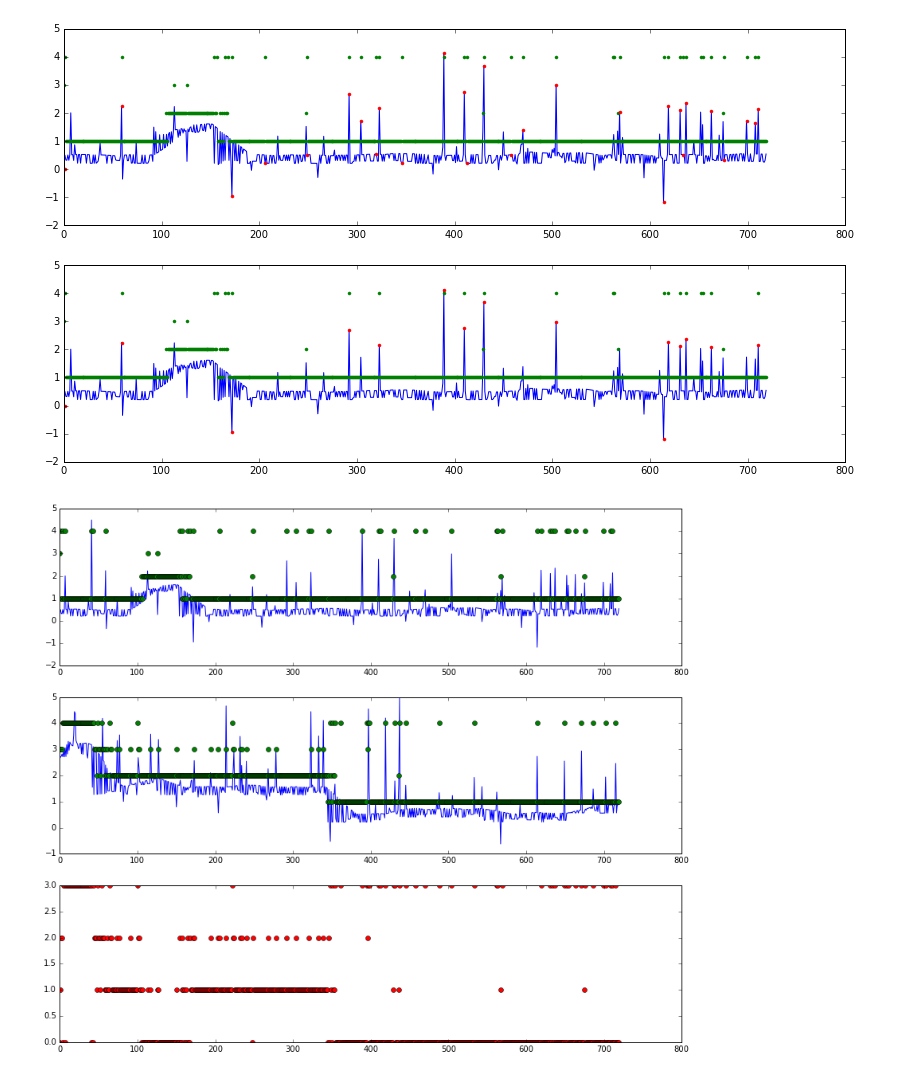
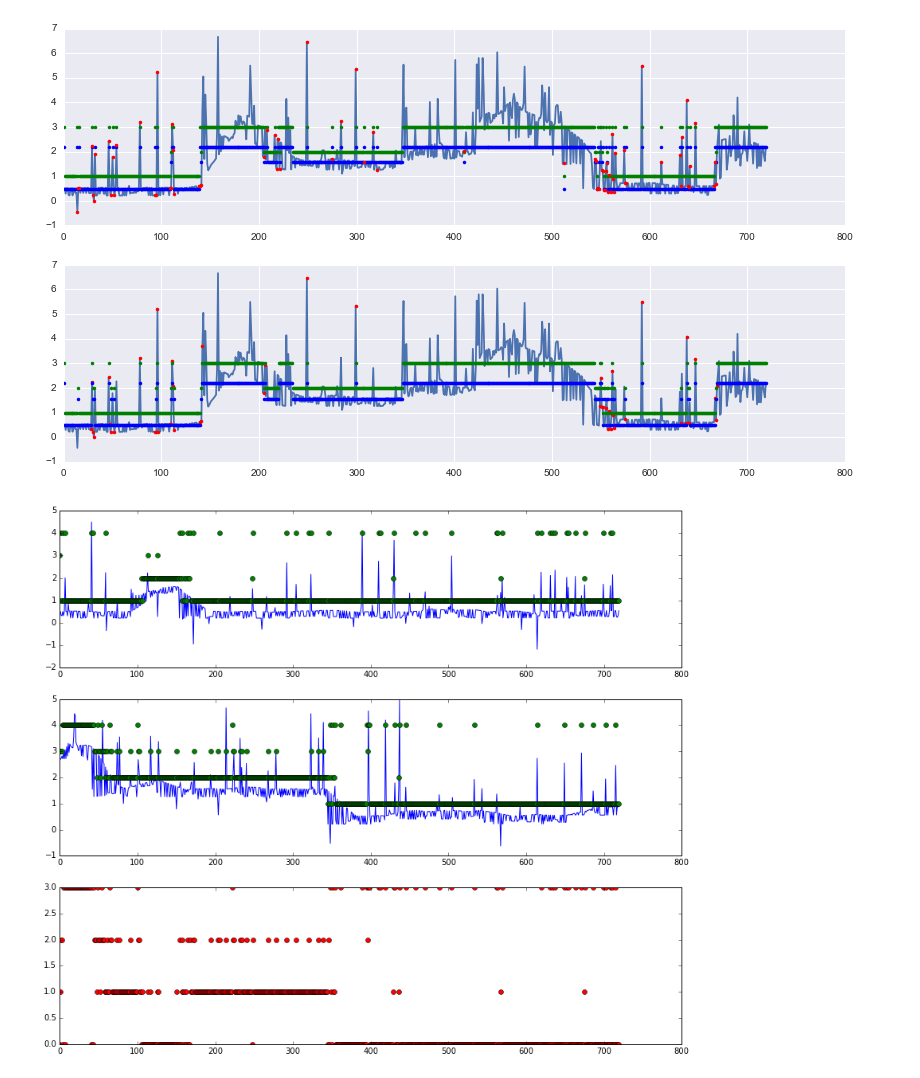
Before and after one commit to jarrodhaas/318, a Jupyter notebook: analysis1.0.ipynb, the cells around one changed output. Cells and saved outputs as stored; diff of their text form; code cells hidden in the pictures.

Commit message:
added Lowess for PASD

```diff
--- a/analysis1.0.ipynb
+++ b/analysis1.0.ipynb
@@ -251,14 +267,14 @@ def cleanSeq(testw, ts, K, tstate, tobs):
     for i in range(w, ts.shape[0]):
 
         # is it anomalous?
-        state_dist = np.mean(abs(float(ts[i]) - ts[i-w:i+w+1]))
+        state_dist = np.mean(abs(ts[i] - np.concatenate((ts[i-w:i], ts[i+1:i+w+1]))))
 
 
         if (state_dist > tstate):
             # if it is, is it a false positive?
-            obs_dist = abs(np.mean(float(testw[i]) - testw[i-w:i+w+1]))
+            obs_dist = abs(np.mean(float(testw[i]) - np.concatenate((testw[i-w:i], testw[i+1:i+w+1]))))
 
-            if (obs_dist < tobs):
+            if (obs_dist <= tobs):
                 #get new state
 
                 new_state = int( (np.sum(ts[i-w:i]) + np.sum(ts[i+1:i+1+w])) / (w*2))
@@ -268,7 +284,7 @@ def cleanSeq(testw, ts, K, tstate, tobs):
 
     return state_changes, new_ts
 # %%
-tw = pd.read_csv("testwin.csv", header=None)
+tw = pd.read_csv("testwin-anom.csv", header=None)
 ref0 = pd.read_csv("ref0.csv", header=None)
 ref1 = pd.read_csv("ref1.csv", header=None)
 ref2 = pd.read_csv("ref2.csv", header=None)
@@ -279,0 +305,10 @@ ref2 = ref2.as_matrix().reshape((ref2.shape[0],))
+# %%
+# run a Lowess filter to remove state fluctuations
+
+new_tsx = np.array(range(seq0.shape[0]))
+new_ts = ls(seq0, new_tsx, frac=0.07)
+new_ts = np.array(np.round(new_ts[0:,1]), dtype=int)
+mu_plot = obs_mu[new_ts-1]
+
+#plt.plot(new_ts[0:,1])
+#plt.show()
@@ -284,6 +331,7 @@ ref2 = ref2.as_matrix().reshape((ref2.shape[0],))
 # test PA detection filters
 #
 
-point_anom1, new_tw1 = getPAKNN(tw, seq0, 4, 2)
-state_changes, new_ts = cleanSeq(tw, seq0, 4, 2, 1.2)
-point_anom2, new_tw2 = getPAKNN(tw, new_ts, 4, 2)
+point_anom1, new_tw1 = getPAKNN(tw, seq0, 4, .7)
+state_changes, new_ts = cleanSeq(tw, seq0, 4, .7, 2)
+point_anom2, new_tw2 = getPAKNN(tw, new_ts, 4, .7)
+new_ts = np.array(new_ts, dtype=int)
@@ -290,17 +345,19 @@ point_anom2, new_tw2 = getPAKNN(tw, new_ts, 4, 2)
 # %%
 plt.figure(figsize=(14, 12))
 plt.subplot(311)
 plt.plot(tw)
+plt.plot(mu_plot, 'b.')
 plt.plot(seq0, 'g.')
 plt.plot(new_tw1, 'r.')
 plt.subplot(312)
 #plt.plot(tw)
 plt.plot(tw)
 plt.plot(new_tw2, 'r.')
 plt.plot(new_ts, 'g.')
+plt.plot(obs_mu[new_ts-1], 'b.')
 plt.show()
 # %% [output]
-[figure, old version]
+[figure, new version]
 # %%
 #
 # Test collective anomaly detection filters
```
Also changed, not shown: parts of 14 cells of this notebook, 8 other files.
